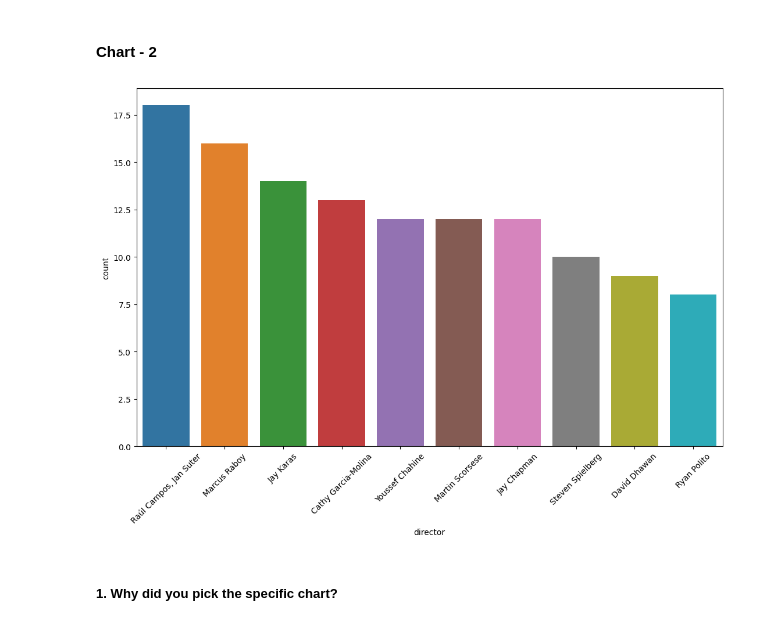
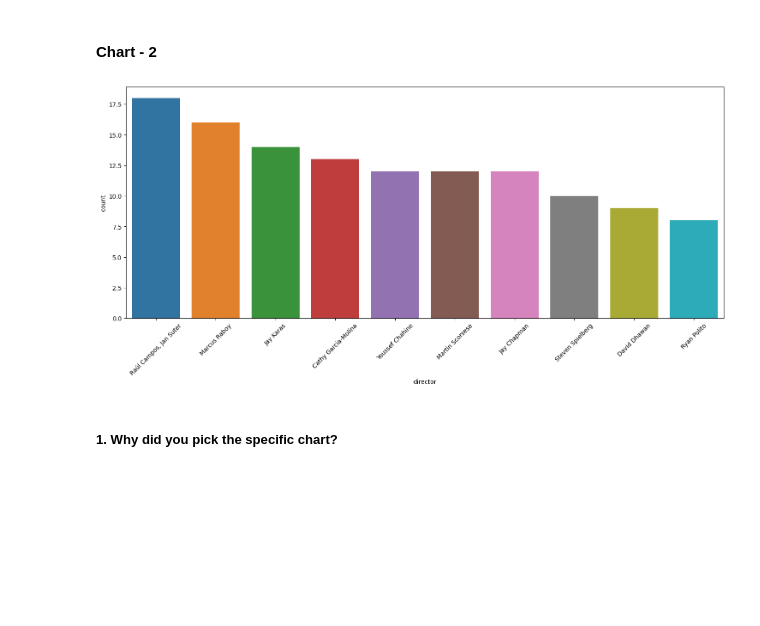
Before and after one commit to sanidhya1996/Unsupervised-ML., a Jupyter notebook: NETFLIX_MOVIES_AND_TV_SHOWS_CLUSTERING.ipynb, the cells around one changed output. Drawn from its saved outputs; the diff is of its cells as text; code cells hidden in the pictures; blank space fills up the shorter version.

```diff
--- a/NETFLIX_MOVIES_AND_TV_SHOWS_CLUSTERING.ipynb
+++ b/NETFLIX_MOVIES_AND_TV_SHOWS_CLUSTERING.ipynb
@@ -405,20 +405,20 @@ Overall, the key is to leverage the insight of movies being the dominant content
 # %%
 # Chart - 2 visualization code
 #Excluding the unknown value from the director column
 filtered_df  = df[df['director']!='unknown']
 
 #filtering top 10 directors
 top_10_directors = filtered_df ['director'].value_counts().head(10)
 top_10_directors = top_10_directors.reset_index()
 top_10_directors.columns = ['director','count']
 
 #plotting the graph
-plt.subplots(figsize=(13,8))
+plt.subplots(figsize=(18,7))
 sns.barplot(x='director',y='count',data = top_10_directors)
 plt.xticks(rotation=45)
 plt.show()
 # %% [output]
-[figure, old version]
+[figure, new version]
 # %% [markdown]
 ##### 1. Why did you pick the specific chart?
 # %% [markdown]
```
Also changed, not shown: parts of 18 cells of this notebook.
